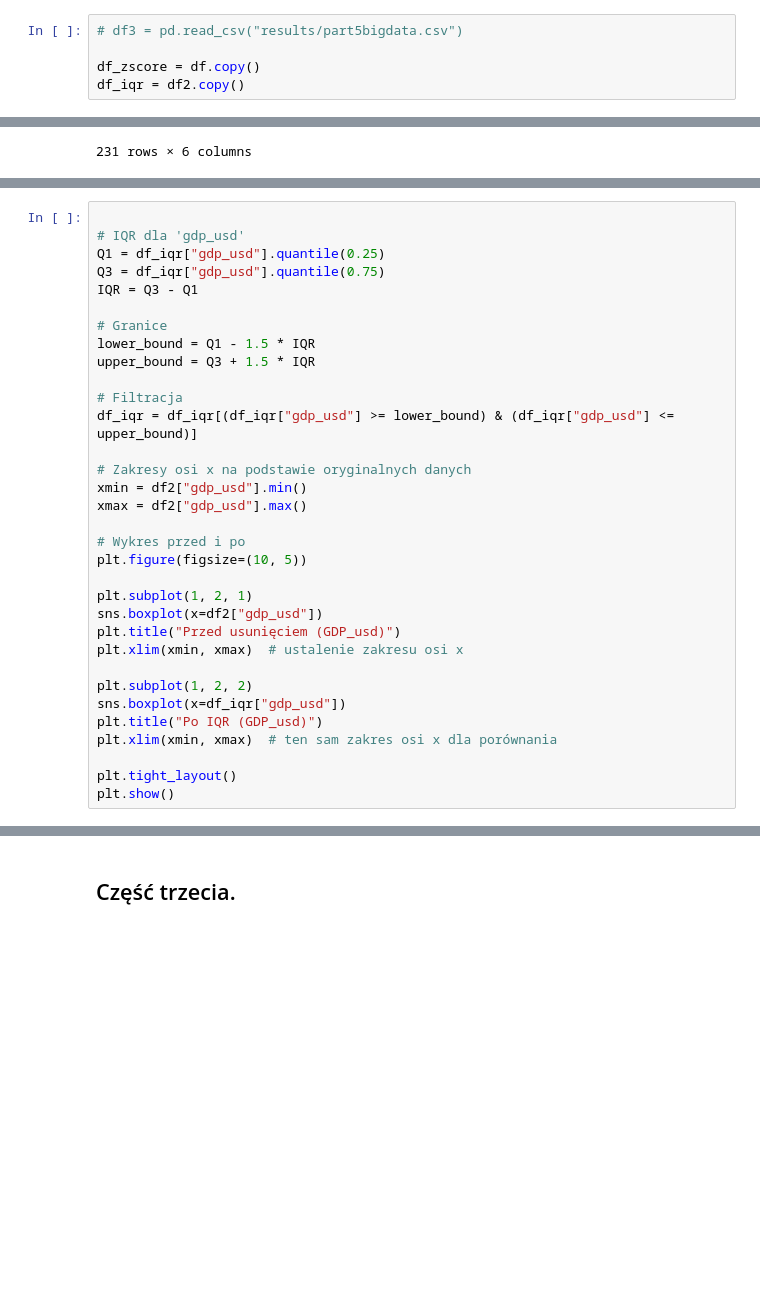
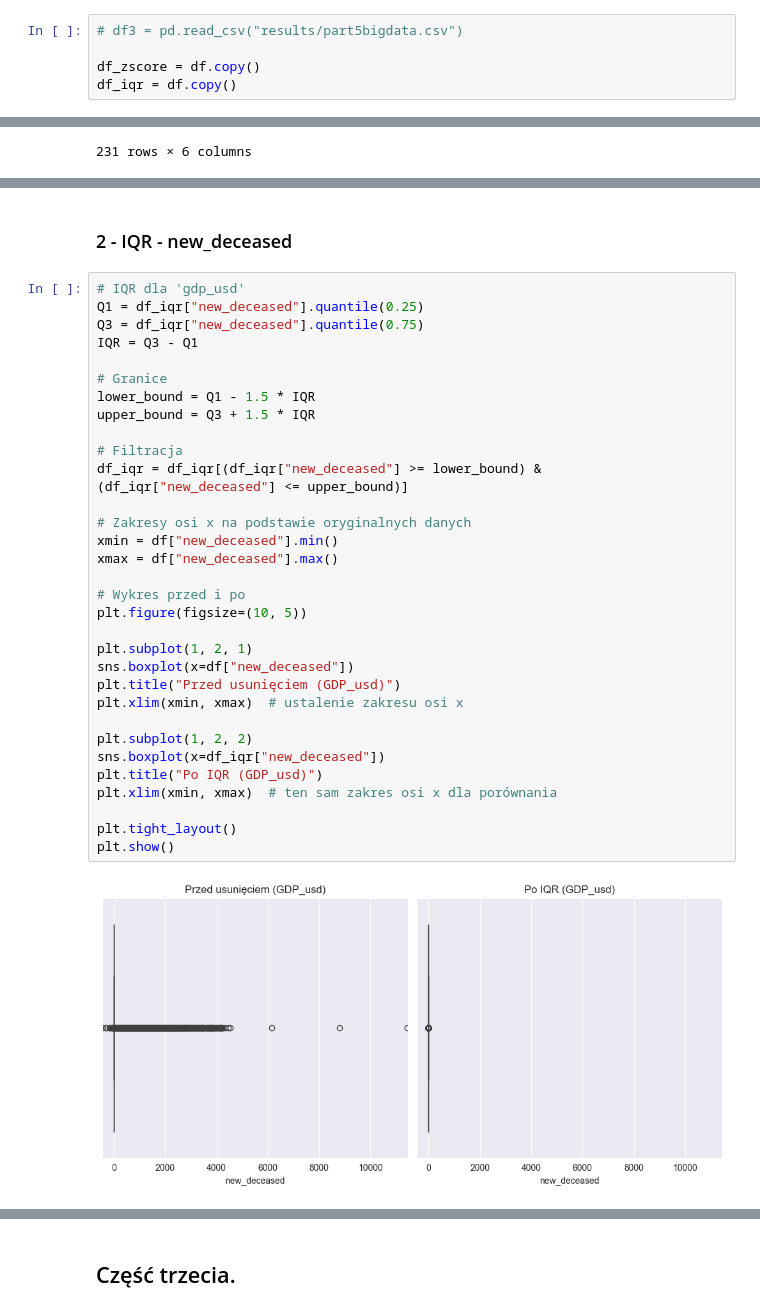
Before and after one commit to Goul4sh/BigData, a Jupyter notebook: Zad2/Zad2.ipynb, the cells around one changed output, grey strips where cells are left out. Saved outputs shown, nothing was run; the diff lists cells and outputs as text; blank space fills up the shorter version.

```diff
--- a/Zad2/Zad2.ipynb
+++ b/Zad2/Zad2.ipynb
@@ -287,4 +287,4 @@ plt.show()
 # df3 = pd.read_csv("results/part5bigdata.csv")
 
 df_zscore = df.copy()
-df_iqr = df2.copy()
+df_iqr = df.copy()
@@ -335,36 +352,39 @@ plt.xlim(xmin, xmax)
 plt.show()
 # %% [output]
 [figure]
+# %% [markdown]
+### 2 - IQR - new_deceased
 # %%
-
 # IQR dla 'gdp_usd'
-Q1 = df_iqr["gdp_usd"].quantile(0.25)
-Q3 = df_iqr["gdp_usd"].quantile(0.75)
+Q1 = df_iqr["new_deceased"].quantile(0.25)
+Q3 = df_iqr["new_deceased"].quantile(0.75)
 IQR = Q3 - Q1
 
 # Granice
 lower_bound = Q1 - 1.5 * IQR
 upper_bound = Q3 + 1.5 * IQR
 
 # Filtracja
-df_iqr = df_iqr[(df_iqr["gdp_usd"] >= lower_bound) & (df_iqr["gdp_usd"] <= upper_bound)]
+df_iqr = df_iqr[(df_iqr["new_deceased"] >= lower_bound) & (df_iqr["new_deceased"] <= upper_bound)]
 
 # Zakresy osi x na podstawie oryginalnych danych
-xmin = df2["gdp_usd"].min()
-xmax = df2["gdp_usd"].max()
+xmin = df["new_deceased"].min()
+xmax = df["new_deceased"].max()
 
 # Wykres przed i po
 plt.figure(figsize=(10, 5))
 
 plt.subplot(1, 2, 1)
-sns.boxplot(x=df2["gdp_usd"])
+sns.boxplot(x=df["new_deceased"])
 plt.title("Przed usunięciem (GDP_usd)")
 plt.xlim(xmin, xmax)  # ustalenie zakresu osi x
 
 plt.subplot(1, 2, 2)
-sns.boxplot(x=df_iqr["gdp_usd"])
+sns.boxplot(x=df_iqr["new_deceased"])
 plt.title("Po IQR (GDP_usd)")
 plt.xlim(xmin, xmax)  # ten sam zakres osi x dla porównania
 
 plt.tight_layout()
 plt.show()
+# %% [output]
+[figure, added]
```
Also changed, not shown: parts of 13 cells of this notebook.
